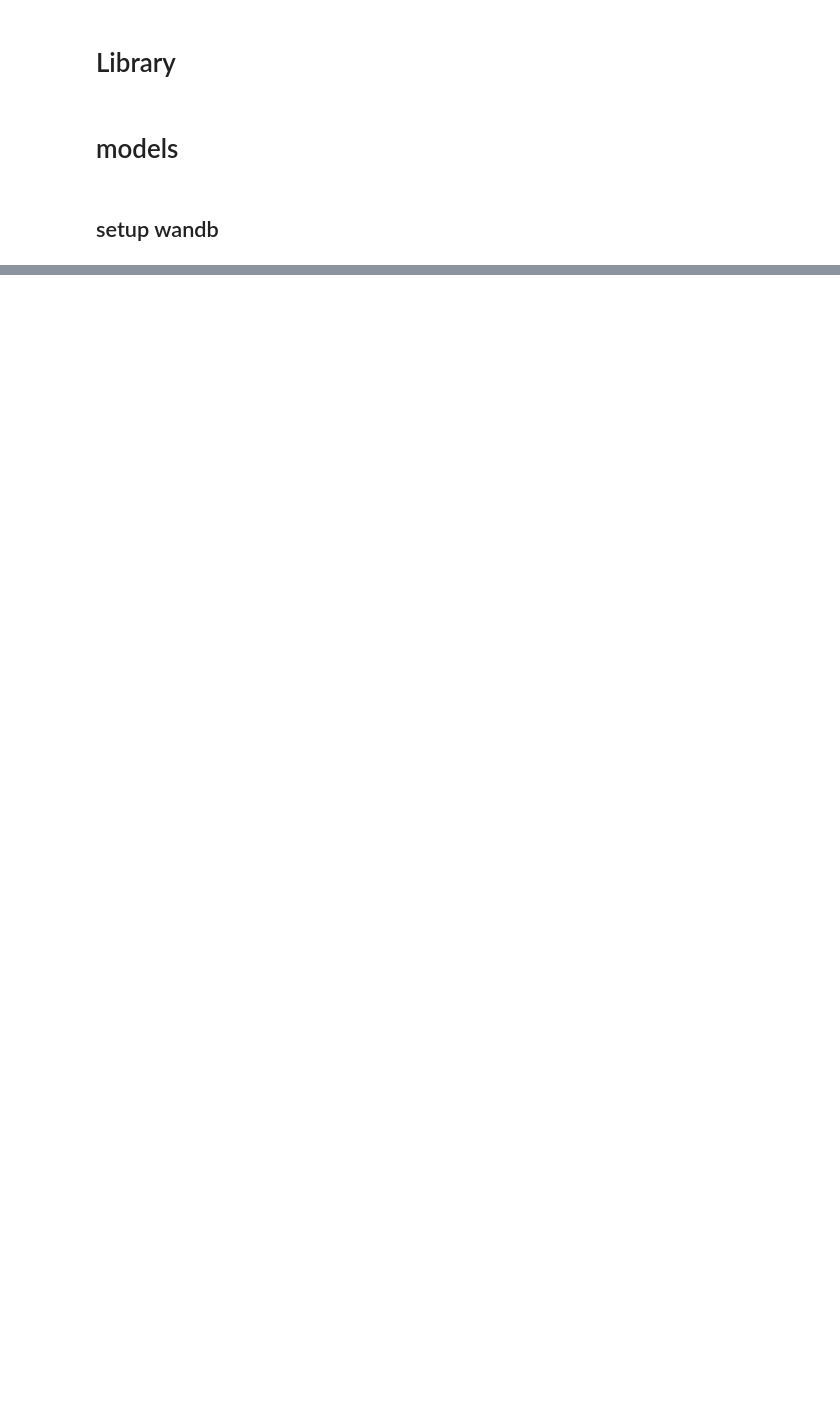
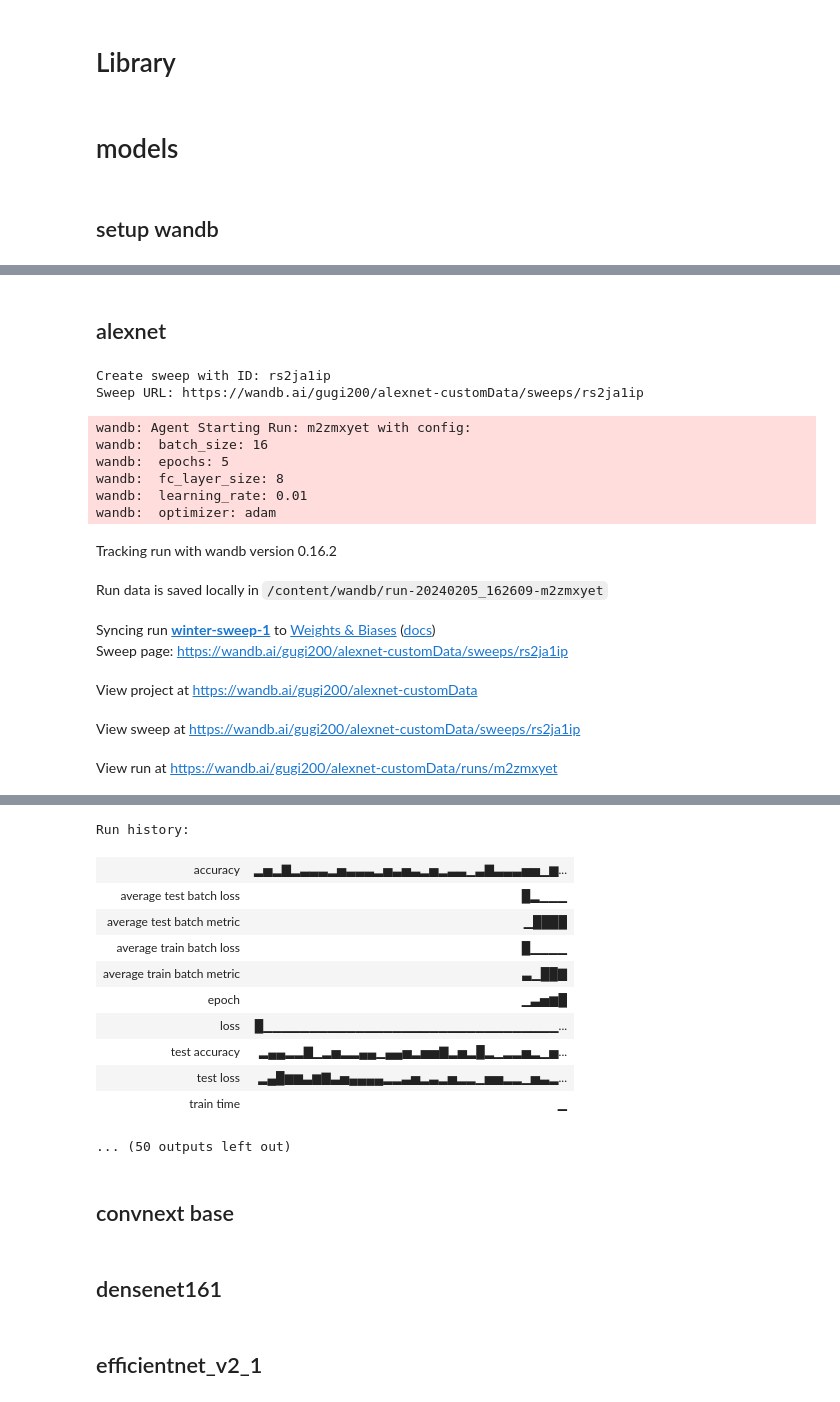
Before and after one commit to gugi200/final_project, a Jupyter notebook: comp_diff_models_custom_data.ipynb, the cells around one changed output, grey strips where cells are left out. Cells and saved outputs as stored; diff of their text form; code cells hidden in the pictures; blank space fills up the shorter version.

```diff
--- a/comp_diff_models_custom_data.ipynb
+++ b/comp_diff_models_custom_data.ipynb
@@ -917,0 +829,59 @@ count=10
+# %% [markdown]
+## alexnet
+# %%
+def train_model_alexnet(config=None):
+    with wandb.init(config=config):
+
+        mean=[0.485, 0.456, 0.406]
+        std=[0.229, 0.224, 0.225]
+        tranform = transforms.Compose([
+            expMapping(4),
+            softThreshold(30, 255),
+            transforms.Resize(size=(224, 224)),
+            transforms.ToTensor(),
+            transforms.Normalize(mean=mean, std=std)
+        ])
+
+        config = wandb.config
+
+        train_dataloader, class_names, _ = create_dataset(path=Path("train_raw"),
+                                                          batchsize=config.batch_size,
+                                                          preprocess=tranform)
+
+        test_dataloader, _ , _ = create_dataset(path=Path("test_raw"),
+                                                batchsize=config.batch_size,
+                                                preprocess=tranform)
+
+        weight = list(torchvision.models.get_model_weights('alexnet'))[-1]
+        model = torch.hub.load('pytorch/vision', 'alexnet', weight).to(device)
+        model.classifier[6] = nn.Linear(4096 , 10).to(device)
+
+        train_test_loop(config=config,
+                        model=model,
+                        train_dataloader=train_dataloader,
+                        test_dataloader=test_dataloader,
+                        class_names=class_names,
+                        device=device
+                        )
+    return model
+
+
+# alexnet pipeline
+sweep_id_alexnet = wandb.sweep(sweep_config, project="alexnet-customData")
+wandb.agent(sweep_id_alexnet, train_model_alexnet)
+# %% [output]
+Create sweep with ID: rs2ja1ip
+Sweep URL: https://wandb.ai/gugi200/alexnet-customData/sweeps/rs2ja1ip
+wandb: Agent Starting Run: m2zmxyet with config:
+wandb:  batch_size: 16
+wandb:  epochs: 5
+wandb:  fc_layer_size: 8
+wandb:  learning_rate: 0.01
+wandb:  optimizer: adam
+Tracking run with wandb version 0.16.2
+Run data is saved locally in /content/wandb/run-20240205_162609-m2zmxyet
+Syncing run winter-sweep-1 to Weights & Biases (docs)
+Sweep page: https://wandb.ai/gugi200/alexnet-customData/sweeps/rs2ja1ip
+View project at https://wandb.ai/gugi200/alexnet-customData
+View sweep at https://wandb.ai/gugi200/alexnet-customData/sweeps/rs2ja1ip
+View run at https://wandb.ai/gugi200/alexnet-customData/runs/m2zmxyet
@@ -917,0 +905,14 @@ count=10
+Run history:
+| accuracy | ▂▅▂▇▂▃▃▃▂▅▃▃▃▂▅▃▅▃▂▅▂▃▃▁▃▇▃▃▃▅▅▁▆... |
+| average test batch loss | █▂▁▁▁ |
+| average test batch metric | ▁████ |
+| average train batch loss | █▁▁▁▁ |
+| average train batch metric | ▃▁██▇ |
+| epoch | ▁▃▅▆█ |
+| loss | █▁▁▁▁▁▁▁▁▁▁▁▁▁▁▁▁▁▁▁▁▁▁▁▁▁▁▁▁▁▁▁▁... |
+| test accuracy | ▂▄▄▂▂▇▁▂▅▂▂▄▄▁▄▄▅▂▅▅▇▂▅▂█▂▁▂▂▅▂▁▅... |
+| test loss | ▂▄█▆▆▃▆▇▃▅▄▄▄▄▂▂▃▅▂▃▂▅▂▂▁▅▅▂▂▁▅▃▂... |
+| train time | ▁ |
+... (50 outputs left out)
+# %% [markdown]
+## convnext base
@@ -917,0 +958,2 @@ count=10
+# %% [markdown]
+## densenet161
@@ -917,0 +1000,2 @@ count=10
+# %% [markdown]
+## efficientnet_v2_1
```
Also changed, not shown: parts of 28 cells of this notebook.
